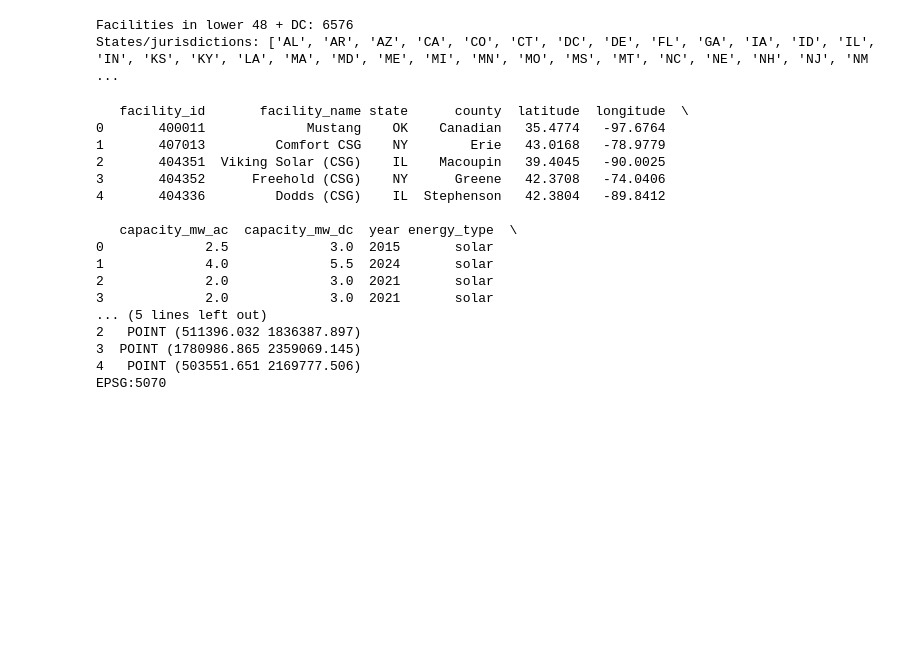
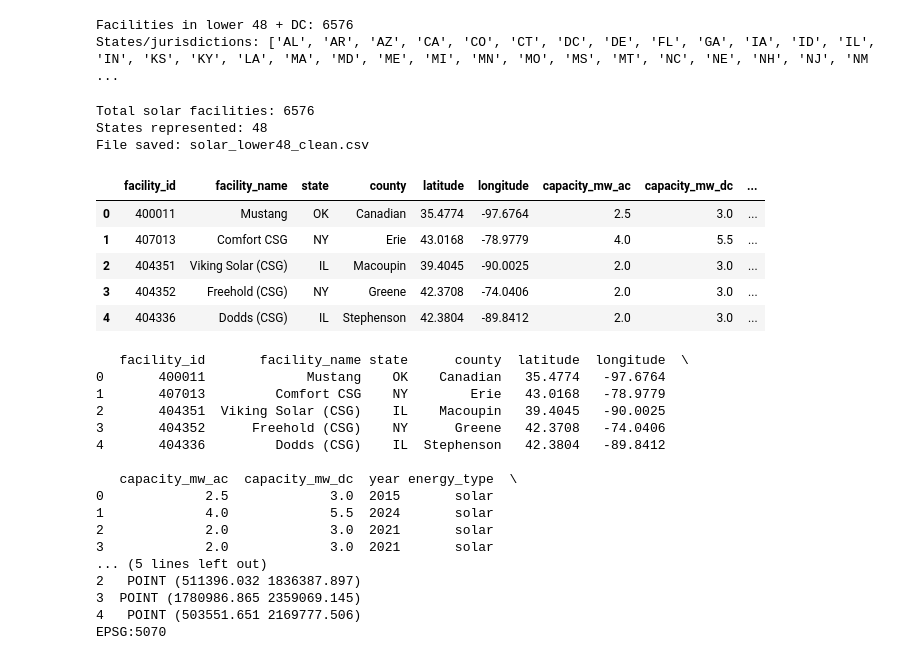
Before and after one commit to lexileach/renewable_transmission, a Jupyter notebook: solar.ipynb, the cells around one changed output. Cells and saved outputs as stored; diff of their text form; code cells hidden in the pictures; blank space fills up the shorter version.

```diff
--- a/solar.ipynb
+++ b/solar.ipynb
@@ -393,6 +393,44 @@ print("States/jurisdictions:", sorted(solar_us["state"].unique()))
 # %% [output]
 Facilities in lower 48 + DC: 6576
 States/jurisdictions: ['AL', 'AR', 'AZ', 'CA', 'CO', 'CT', 'DC', 'DE', 'FL', 'GA', 'IA', 'ID', 'IL', 'IN', 'KS', 'KY', 'LA', 'MA', 'MD', 'ME', 'MI', 'MN', 'MO', 'MS', 'MT', 'NC', 'NE', 'NH', 'NJ', 'NM ...
+# %%
+
+# Keep the 48 contiguous states and Washington, DC
+lower48_codes = {
+    "AL", "AZ", "AR", "CA", "CO", "CT", "DE",
+    "FL", "GA", "ID", "IL", "IN", "IA", "KS",
+    "KY", "LA", "ME", "MD", "MA", "MI", "MN",
+    "MS", "MO", "MT", "NE", "NV", "NH", "NJ",
+    "NM", "NY", "NC", "ND", "OH", "OK", "OR",
+    "PA", "RI", "SC", "SD", "TN", "TX", "UT",
+    "VT", "VA", "WA", "WV", "WI", "WY", "DC"
+}
+
+solar_us = solar_us[
+    solar_us["state"].isin(lower48_codes)
+].copy()
+
+# Save cleaned nationwide dataset
+solar_us.to_csv(
+    "solar_lower48_clean.csv",
+    index=False
+)
+
+print("Total solar facilities:", len(solar_us))
+print("States represented:", solar_us["state"].nunique())
+print("File saved: solar_lower48_clean.csv")
+
+solar_us.head()
+# %% [output]
+Total solar facilities: 6576
+States represented: 48
+File saved: solar_lower48_clean.csv
+|  | facility_id | facility_name | state | county | latitude | longitude | capacity_mw_ac | capacity_mw_dc | ... |
+| 0 | 400011 | Mustang | OK | Canadian | 35.4774 | -97.6764 | 2.5 | 3.0 | ... |
+| 1 | 407013 | Comfort CSG | NY | Erie | 43.0168 | -78.9779 | 4.0 | 5.5 | ... |
+| 2 | 404351 | Viking Solar (CSG) | IL | Macoupin | 39.4045 | -90.0025 | 2.0 | 3.0 | ... |
+| 3 | 404352 | Freehold (CSG) | NY | Greene | 42.3708 | -74.0406 | 2.0 | 3.0 | ... |
+| 4 | 404336 | Dodds (CSG) | IL | Stephenson | 42.3804 | -89.8412 | 2.0 | 3.0 | ... |
 # %%
 us_solar_gdf = gpd.GeoDataFrame(
     solar_us,
```
Also changed, not shown: parts of 3 cells of this notebook, 16 other files.
